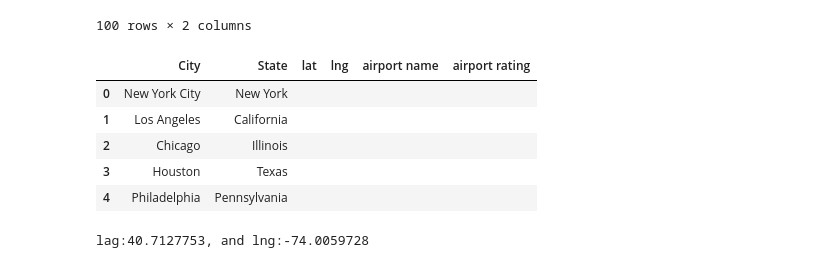
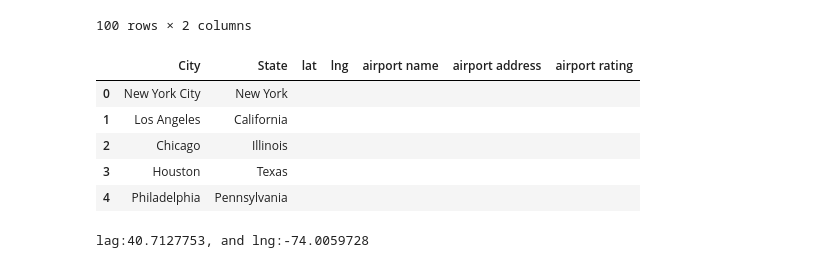
Before and after one commit to jin6621/Airport_Ratings_API, a Jupyter notebook: Solved/Airport_Ratings.ipynb, the cells around one changed output. Drawn from its saved outputs; the diff is of its cells as text; code cells hidden in the pictures.

Commit message:
minor code change to add in new column named airport_address. Removed rankby:distance in parameter. Added radius:50000

```diff
--- a/Solved/Airport_Ratings.ipynb
+++ b/Solved/Airport_Ratings.ipynb
@@ -30,18 +30,19 @@ df
 # %%
 # Add columns for lat, lng, airport name, airport address, airport rating.
 # Hint: Be sure to specify "" as the initial value for each column.
 df["lat"] = ""
 df["lng"] = ""
 df["airport name"] = ""
+df["airport address"] = ""
 df["airport rating"] = ""
 df.head()
 # %% [output]
-|  | City | State | lat | lng | airport name | airport rating |
-| 0 | New York City | New York |  |  |  |  |
-| 1 | Los Angeles | California |  |  |  |  |
-| 2 | Chicago | Illinois |  |  |  |  |
-| 3 | Houston | Texas |  |  |  |  |
-| 4 | Philadelphia | Pennsylvania |  |  |  |  |
+|  | City | State | lat | lng | airport name | airport address | airport rating |
+| 0 | New York City | New York |  |  |  |  |  |
+| 1 | Los Angeles | California |  |  |  |  |  |
+| 2 | Chicago | Illinois |  |  |  |  |  |
+| 3 | Houston | Texas |  |  |  |  |  |
+| 4 | Philadelphia | Pennsylvania |  |  |  |  |  |
 # %%
 # This cell block is to grab a genereal idea of how to pull relevant information for further coding.
 
```
Also changed, not shown: parts of 3 cells of this notebook, 8 other files.
